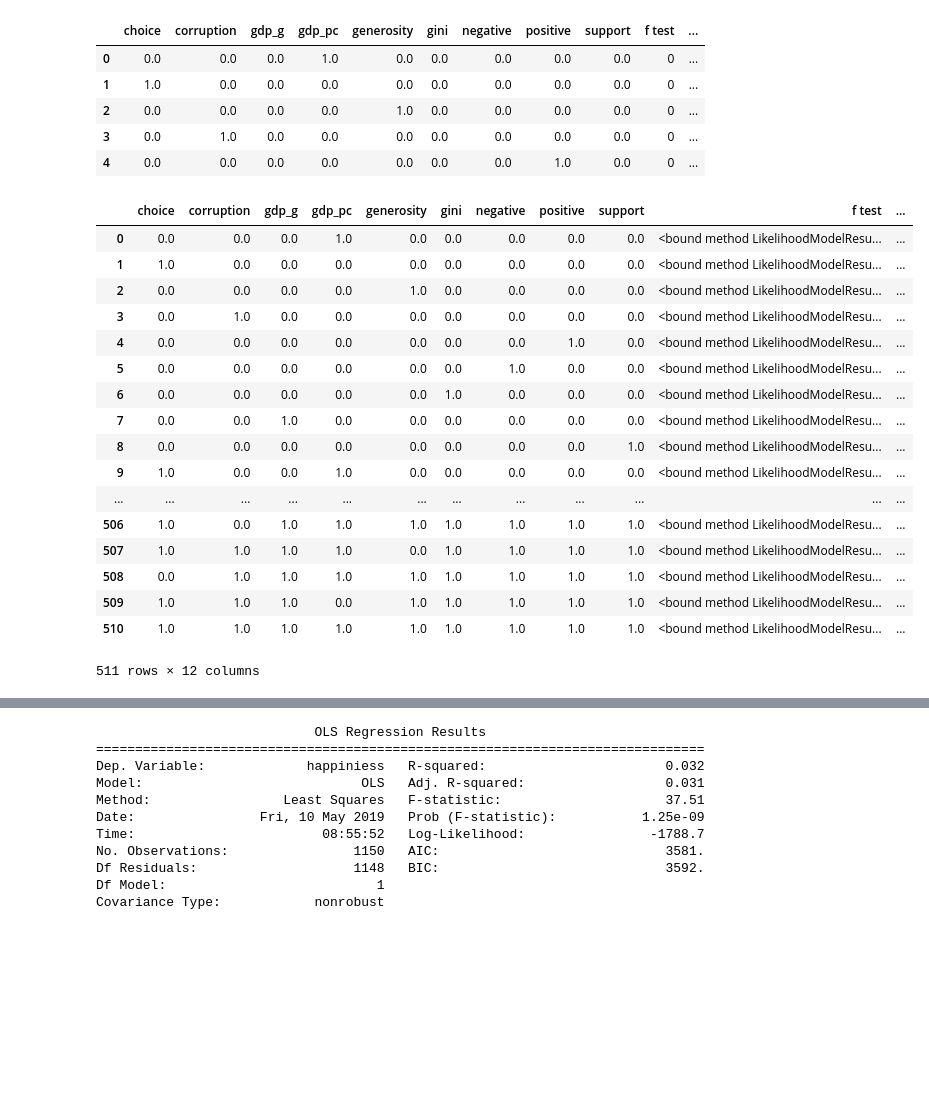
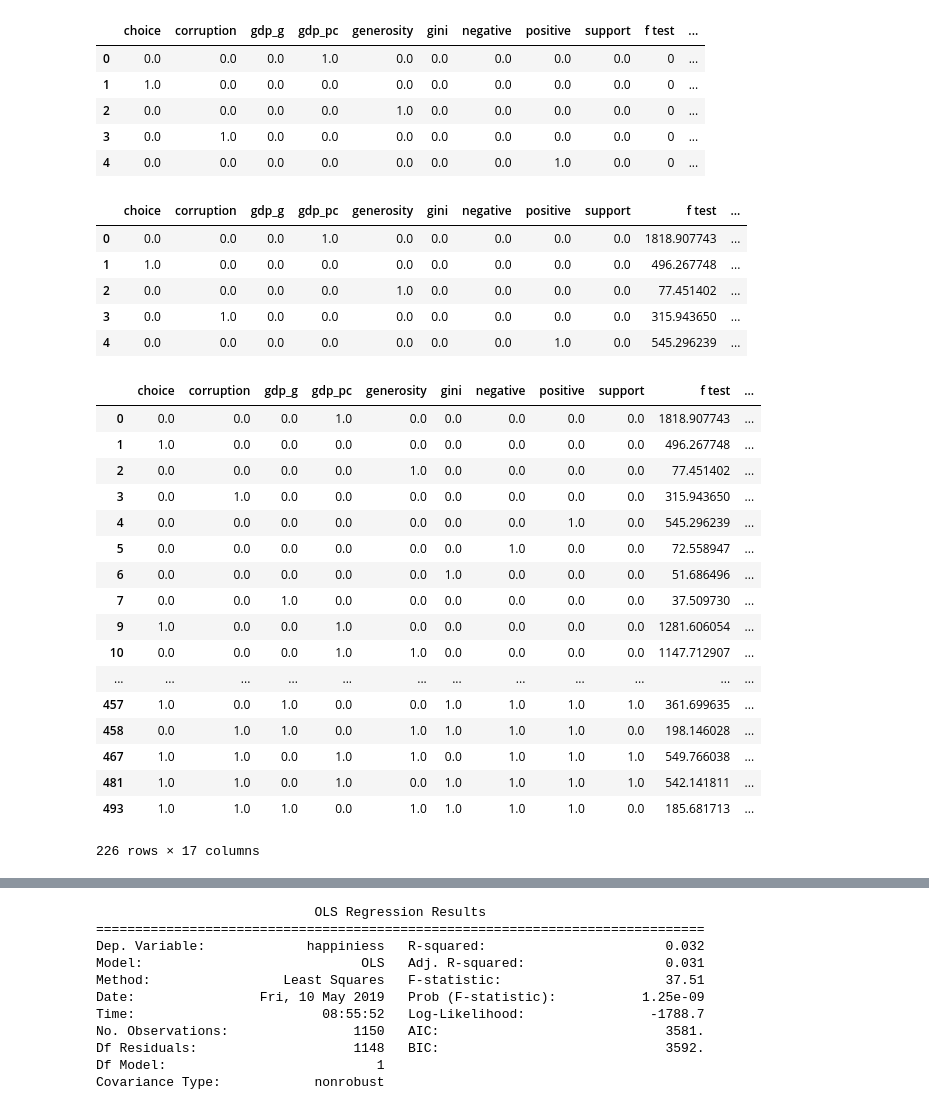
Before and after one commit to Mooophy/158222, a Jupyter notebook: as2/As2.ipynb, the cells around one changed output, grey strips where cells are left out. Cells and saved outputs as stored; diff of their text form; code cells hidden in the pictures; blank space fills up the shorter version.

Commit message:
model choosing

```diff
--- a/as2/As2.ipynb
+++ b/as2/As2.ipynb
@@ -369,7 +371,7 @@ plt.show()
 * Draw scatter matrix and correlation matrix to choose features that are correlated to happniess and not quite correlated between them.
 # %%
 name_table = {
-    'Life Ladder': 'happiniess',
+    'Life Ladder': 'happiness',
     'Log GDP per capita': 'gdp_pc',
     'Social support': 'support',
     'Population, total': 'pop',
@@ -460,7 +462,7 @@ chosen_features = [
 ### Task 3
 # %%
 all_combinations = []
-for length in range(1, len(chosen_fearues)+1):
+for length in range(1, len(chosen_features)+1):
     for subset in itertools.combinations(chosen_features, length):
         all_combinations.append(subset)
 all_combinations
@@ -487,7 +489,9 @@ all_combinations_df = pd.DataFrame()
 for c in all_combinations:
     all_combinations_df = all_combinations_df.append({f: 1 if f in c else 0 for f in chosen_features}, ignore_index=True)
 
-all_combinations_df['f test'] = all_combinations_df['r^2'] =  all_combinations_df['aic'] = 0
+all_combinations_df['f test'] = all_combinations_df['r^2'] =  all_combinations_df['aic'] = all_combinations_df['f_pvalue'] = all_combinations_df['rmse'] = all_combinations_df['no of p>0.05'] = all_combinations_df['df'] = 0
+all_combinations_df['formula'] = ''
+
 all_combinations_df.head()
 # %% [output]
 |  | choice | corruption | gdp_g | gdp_pc | generosity | gini | negative | positive | support | f test | ... |
@@ -499,29 +503,46 @@ all_combinations_df.head()
 # %%
 for i, row in all_combinations_df.iterrows():
     features = [f for f in chosen_features if row[f] == 1]
-    formula = 'happiniess ~ 1 + ' + ' + '.join(features)
+    formula = 'happiness ~ 1 + ' + ' + '.join(features)
     mod = smf.ols(formula=formula, data=data).fit()
 
+    all_combinations_df.iloc[i, all_combinations_df.columns.get_loc("formula")] = formula
+
     all_combinations_df.iloc[i, all_combinations_df.columns.get_loc("aic")] = mod.aic
-    all_combinations_df.iloc[i, all_combinations_df.columns.get_loc("f test")] = mod.f_test
+    all_combinations_df.iloc[i, all_combinations_df.columns.get_loc("f test")] = mod.fvalue
+    all_combinations_df.iloc[i, all_combinations_df.columns.get_loc("r^2")] = mod.rsquared
+    all_combinations_df.iloc[i, all_combinations_df.columns.get_loc("f_pvalue")] = mod.f_pvalue
+    all_combinations_df.iloc[i, all_combinations_df.columns.get_loc("rmse")] = sqrt(mean_squared_error(data.happiness, mod.fittedvalues))
+    all_combinations_df.iloc[i, all_combinations_df.columns.get_loc("no of p>0.05")] = len([p for p in mod.pvalues if p > 0.05])
+    all_combinations_df.iloc[i, all_combinations_df.columns.get_loc("df")] = mod.df_model
 
-all_combinations_df
+all_combinations_df.head()
 # %% [output]
 |  | choice | corruption | gdp_g | gdp_pc | generosity | gini | negative | positive | support | f test | ... |
-| 0 | 0.0 | 0.0 | 0.0 | 1.0 | 0.0 | 0.0 | 0.0 | 0.0 | 0.0 | <bound method LikelihoodModelResu... | ... |
-| 1 | 1.0 | 0.0 | 0.0 | 0.0 | 0.0 | 0.0 | 0.0 | 0.0 | 0.0 | <bound method LikelihoodModelResu... | ... |
-| 2 | 0.0 | 0.0 | 0.0 | 0.0 | 1.0 | 0.0 | 0.0 | 0.0 | 0.0 | <bound method LikelihoodModelResu... | ... |
-| 3 | 0.0 | 1.0 | 0.0 | 0.0 | 0.0 | 0.0 | 0.0 | 0.0 | 0.0 | <bound method LikelihoodModelResu... | ... |
-| 4 | 0.0 | 0.0 | 0.0 | 0.0 | 0.0 | 0.0 | 0.0 | 1.0 | 0.0 | <bound method LikelihoodModelResu... | ... |
-| 5 | 0.0 | 0.0 | 0.0 | 0.0 | 0.0 | 0.0 | 1.0 | 0.0 | 0.0 | <bound method LikelihoodModelResu... | ... |
-| 6 | 0.0 | 0.0 | 0.0 | 0.0 | 0.0 | 1.0 | 0.0 | 0.0 | 0.0 | <bound method LikelihoodModelResu... | ... |
-| 7 | 0.0 | 0.0 | 1.0 | 0.0 | 0.0 | 0.0 | 0.0 | 0.0 | 0.0 | <bound method LikelihoodModelResu... | ... |
-| 8 | 0.0 | 0.0 | 0.0 | 0.0 | 0.0 | 0.0 | 0.0 | 0.0 | 1.0 | <bound method LikelihoodModelResu... | ... |
-| 9 | 1.0 | 0.0 | 0.0 | 1.0 | 0.0 | 0.0 | 0.0 | 0.0 | 0.0 | <bound method LikelihoodModelResu... | ... |
-| ... | ... | ... | ... | ... | ... | ... | ... | ... | ... | ... | ... |
-| 506 | 1.0 | 0.0 | 1.0 | 1.0 | 1.0 | 1.0 | 1.0 | 1.0 | 1.0 | <bound method LikelihoodModelResu... | ... |
-| 507 | 1.0 | 1.0 | 1.0 | 1.0 | 0.0 | 1.0 | 1.0 | 1.0 | 1.0 | <bound method LikelihoodModelResu... | ... |
-| 508 | 0.0 | 1.0 | 1.0 | 1.0 | 1.0 | 1.0 | 1.0 | 1.0 | 1.0 | <bound method LikelihoodModelResu... | ... |
-| 509 | 1.0 | 1.0 | 1.0 | 0.0 | 1.0 | 1.0 | 1.0 | 1.0 | 1.0 | <bound method LikelihoodModelResu... | ... |
-| 510 | 1.0 | 1.0 | 1.0 | 1.0 | 1.0 | 1.0 | 1.0 | 1.0 | 1.0 | <bound method LikelihoodModelResu... | ... |
+| 0 | 0.0 | 0.0 | 0.0 | 1.0 | 0.0 | 0.0 | 0.0 | 0.0 | 0.0 | 1818.907743 | ... |
+| 1 | 1.0 | 0.0 | 0.0 | 0.0 | 0.0 | 0.0 | 0.0 | 0.0 | 0.0 | 496.267748 | ... |
+| 2 | 0.0 | 0.0 | 0.0 | 0.0 | 1.0 | 0.0 | 0.0 | 0.0 | 0.0 | 77.451402 | ... |
+| 3 | 0.0 | 1.0 | 0.0 | 0.0 | 0.0 | 0.0 | 0.0 | 0.0 | 0.0 | 315.943650 | ... |
+| 4 | 0.0 | 0.0 | 0.0 | 0.0 | 0.0 | 0.0 | 0.0 | 1.0 | 0.0 | 545.296239 | ... |
-511 rows × 12 columns
+# %%
+all_significant = all_combinations_df[all_combinations_df['no of p>0.05'] == 0]
+all_significant
+# %% [output]
+|  | choice | corruption | gdp_g | gdp_pc | generosity | gini | negative | positive | support | f test | ... |
+| 0 | 0.0 | 0.0 | 0.0 | 1.0 | 0.0 | 0.0 | 0.0 | 0.0 | 0.0 | 1818.907743 | ... |
+| 1 | 1.0 | 0.0 | 0.0 | 0.0 | 0.0 | 0.0 | 0.0 | 0.0 | 0.0 | 496.267748 | ... |
+| 2 | 0.0 | 0.0 | 0.0 | 0.0 | 1.0 | 0.0 | 0.0 | 0.0 | 0.0 | 77.451402 | ... |
+| 3 | 0.0 | 1.0 | 0.0 | 0.0 | 0.0 | 0.0 | 0.0 | 0.0 | 0.0 | 315.943650 | ... |
+| 4 | 0.0 | 0.0 | 0.0 | 0.0 | 0.0 | 0.0 | 0.0 | 1.0 | 0.0 | 545.296239 | ... |
+| 5 | 0.0 | 0.0 | 0.0 | 0.0 | 0.0 | 0.0 | 1.0 | 0.0 | 0.0 | 72.558947 | ... |
+| 6 | 0.0 | 0.0 | 0.0 | 0.0 | 0.0 | 1.0 | 0.0 | 0.0 | 0.0 | 51.686496 | ... |
+| 7 | 0.0 | 0.0 | 1.0 | 0.0 | 0.0 | 0.0 | 0.0 | 0.0 | 0.0 | 37.509730 | ... |
+| 9 | 1.0 | 0.0 | 0.0 | 1.0 | 0.0 | 0.0 | 0.0 | 0.0 | 0.0 | 1281.606054 | ... |
+| 10 | 0.0 | 0.0 | 0.0 | 1.0 | 1.0 | 0.0 | 0.0 | 0.0 | 0.0 | 1147.712907 | ... |
+| ... | ... | ... | ... | ... | ... | ... | ... | ... | ... | ... | ... |
+| 457 | 1.0 | 0.0 | 1.0 | 0.0 | 0.0 | 1.0 | 1.0 | 1.0 | 1.0 | 361.699635 | ... |
+| 458 | 0.0 | 1.0 | 1.0 | 0.0 | 1.0 | 1.0 | 1.0 | 1.0 | 0.0 | 198.146028 | ... |
+| 467 | 1.0 | 1.0 | 0.0 | 1.0 | 1.0 | 0.0 | 1.0 | 1.0 | 1.0 | 549.766038 | ... |
+| 481 | 1.0 | 1.0 | 0.0 | 1.0 | 0.0 | 1.0 | 1.0 | 1.0 | 1.0 | 542.141811 | ... |
+| 493 | 1.0 | 1.0 | 1.0 | 0.0 | 1.0 | 1.0 | 1.0 | 1.0 | 0.0 | 185.681713 | ... |
+226 rows × 17 columns
```
Also changed, not shown: parts of 8 cells of this notebook.
